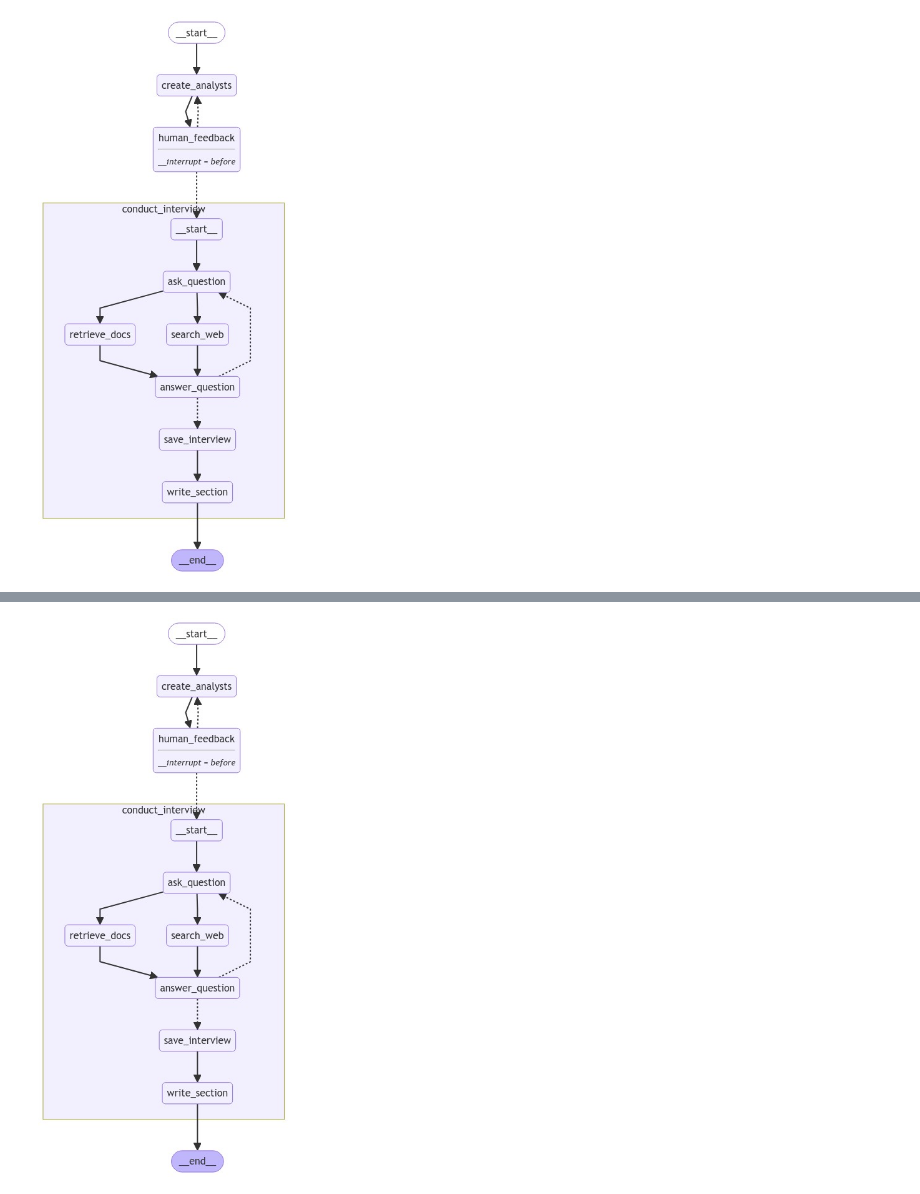
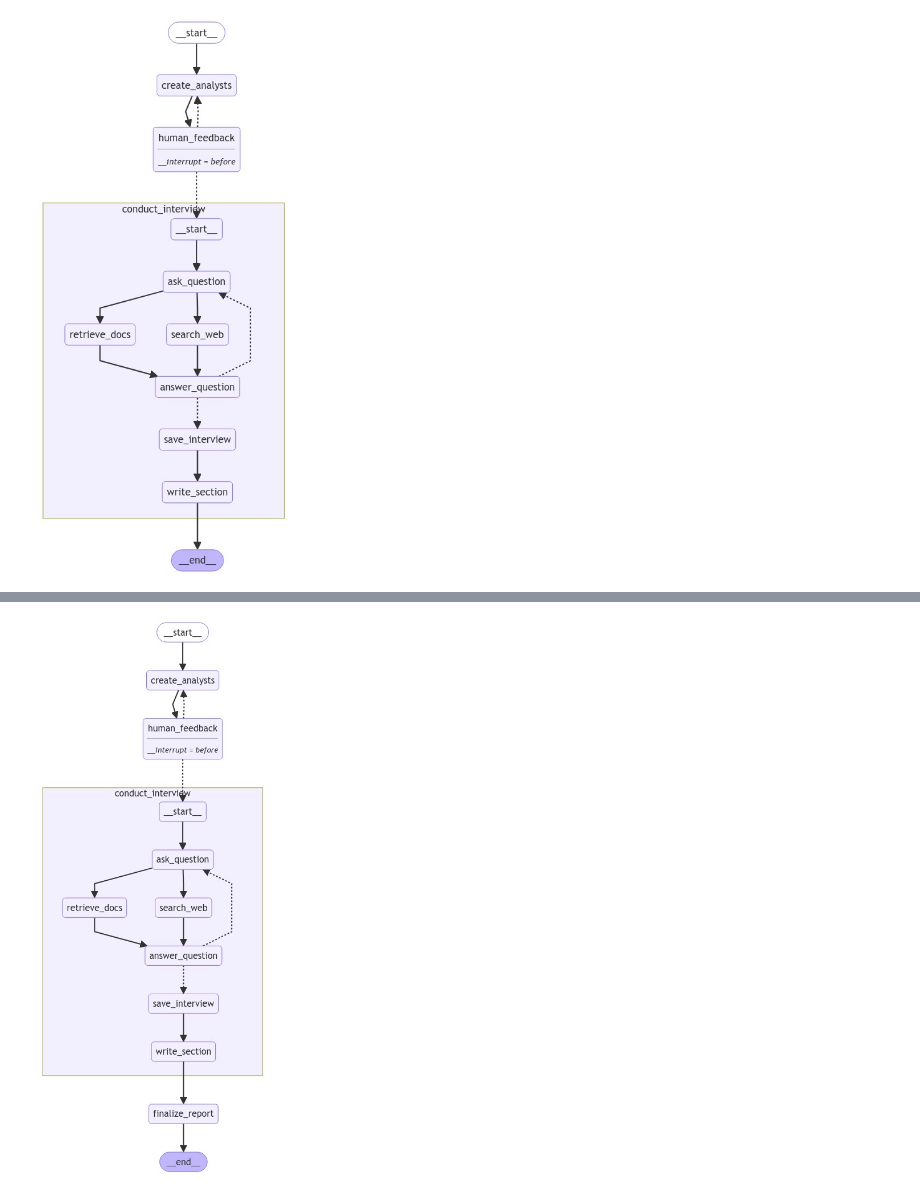
Before and after one commit to pedrobergaglio/langgraph-research, a Jupyter notebook: module-4/research-assistant.ipynb, the cells around one changed output, grey strips where cells are left out. Saved outputs shown, nothing was run; the diff lists cells and outputs as text; code cells hidden in the pictures.

Commit message:
Update research-assistant

```diff
--- a/module-4/research-assistant.ipynb
+++ b/module-4/research-assistant.ipynb
@@ -182,6 +199,13 @@ graph.update_state(thread, {"human_analyst_feedback":
 # %%
 # Continue the graph execution
 for event in graph.stream(None, thread, stream_mode="values"):
-    print("--Updated--")
-    print(event.get('analysts',''))
+    # Review
+    analysts = event.get('analysts', '')
+    if analysts:
+        for analyst in analysts:
+            print(f"Name: {analyst.name}")
+            print(f"Affiliation: {analyst.affiliation}")
+            print(f"Role: {analyst.role}")
+            print(f"Description: {analyst.description}")
+            print("-" * 50)  # Separator line
 # %% [output]
@@ -618,33 +666,74 @@ def initiate_all_interviews(state: ResearchGraphState):
 
     # Check if human feedback
     human_analyst_feedback=state.get('human_analyst_feedback')
     if human_analyst_feedback:
+        # Return to create_analysts
         return "create_analysts"
 
-    ***REMOVED***wise kick off interviews via map-reduce
+    ***REMOVED***wise kick off interviews in parallel via Send() API
     else:
         topic = state["topic"]
         return [Send("conduct_interview", {"analyst": analyst,
                                            "messages": [HumanMessage(
                                                content=f"So you said you were writing an article on {topic}?"
                                            )
                                                        ]}) for analyst in state["analysts"]]
 
+def finalize_report(state: ResearchGraphState):
+    """ The is the "reduce" step where we gather all the sections, combine them, and reflect on them to write the intro/conclusion """
+
+    # Full set of sections
+    sections = state["sections"]
+    topic = state["topic"]
+
+    # Combine them
+    formatted_str_sections = "\n\n".join([f"{section}" for i, section in enumerate(sections, start=1)])
+
+    # Write the intro
+    instructions = SystemMessage(content=f"""You are a technical writer finishing a report on {topic}
+
+    You will be given the sections of the report.
+
+    You job is to write a crisp and compelling introduction or conclusion section.
+
+    The user will instruct you whether to write the introduction or conclusion.
+
+    Include no pre-amble for either sectionb.
+
+    Use markdown formatting.
+
+    For your introduction, create a compelling title and use the # header for the title.
+
+    For your introduction, use ## Introduction as the section header.
+
+    For your conclusion, use ## Conclusion as the section header.
+
+    Here are the sections to reflect on for writing: {formatted_str_sections}""")
+
+    # Write section
+    intro = llm.invoke([instructions]+[HumanMessage(content=f"Write the report introduction")])
+    conclusion = llm.invoke([instructions]+[HumanMessage(content=f"Write the report conclusion")])
+
+    # Save full final report
+    return {"final_report": intro.content + "\n\n" + formatted_str_sections + "\n\n" + conclusion.content}
+
 # Add nodes and edges
 builder = StateGraph(ResearchGraphState)
 builder.add_node("create_analysts", create_analysts)
 builder.add_node("human_feedback", human_feedback)
 builder.add_node("conduct_interview", interview_builder.compile())
+builder.add_node("finalize_report",finalize_report)
 
 # Logic
 builder.add_edge(START, "create_analysts")
 builder.add_edge("create_analysts", "human_feedback")
 builder.add_conditional_edges("human_feedback", initiate_all_interviews, ["create_analysts", "conduct_interview"])
-builder.add_edge("conduct_interview", END)
+builder.add_edge("conduct_interview", "finalize_report")
+builder.add_edge("finalize_report", END)
 
 # Compile
 memory = MemorySaver()
 graph = builder.compile(interrupt_before=['human_feedback'], checkpointer=memory)
 display(Image(graph.get_graph(xray=1).draw_mermaid_png()))
 # %% [output]
-[figure, old version]
+[figure, new version]
```
Also changed, not shown: parts of 24 cells of this notebook.
